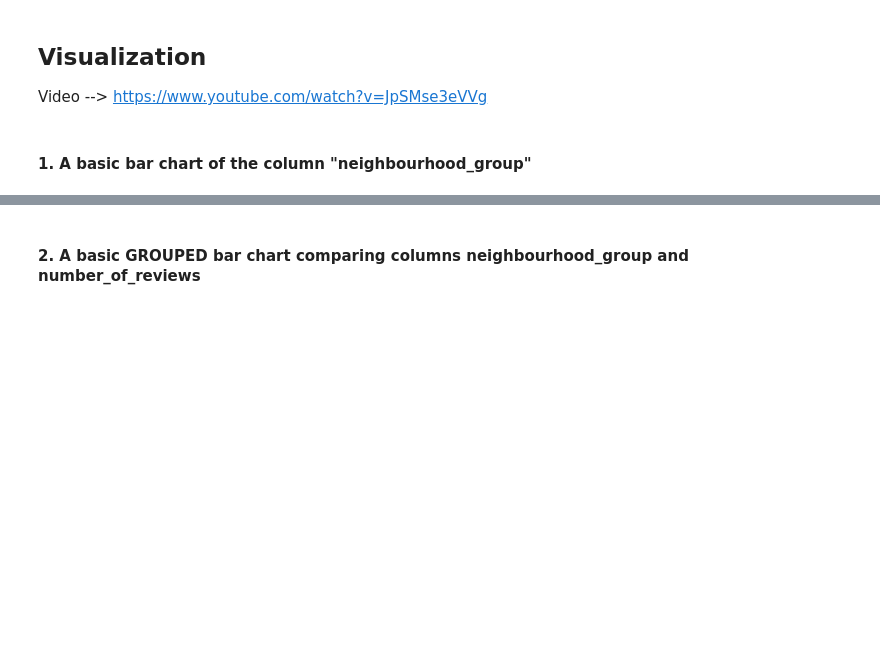
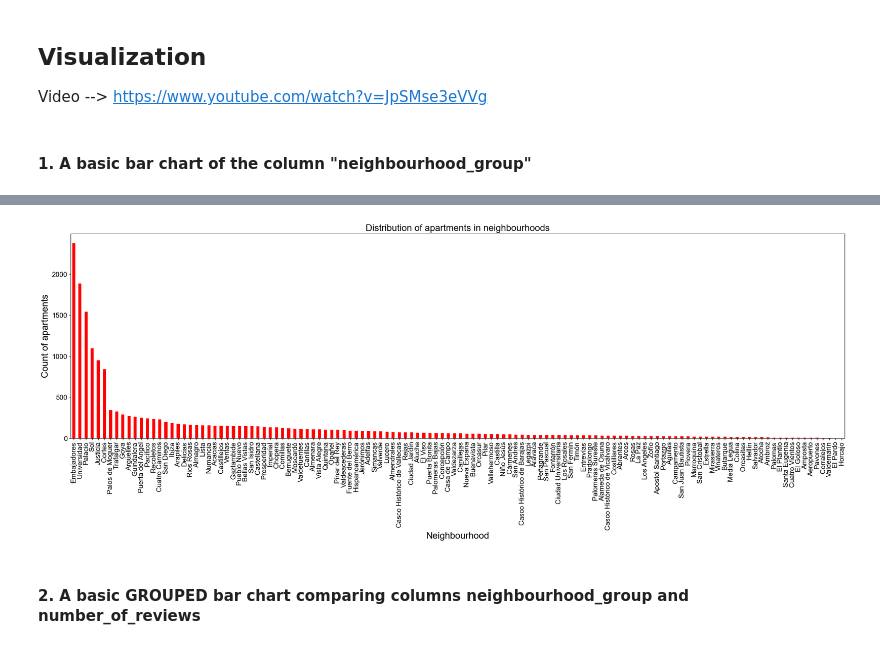
Before and after one commit to Monalaihoi/Training, a Jupyter notebook: airbnb_data2023.ipynb, the cells around one changed output, grey strips where cells are left out. Saved outputs shown, nothing was run; the diff lists cells and outputs as text; code cells hidden in the pictures; blank space fills up the shorter version.

```diff
--- a/airbnb_data2023.ipynb
+++ b/airbnb_data2023.ipynb
@@ -595,3 +627,39 @@ plt.show()
+# %%
+
+# Assuming 'neighbourhood_group' is the column in your DataFrame
+neighborhood_counts = data['neighbourhood'].value_counts()
+
+# Plotting a bar chart
+plt.figure(figsize=(30, 8))
+
+# Plotting a bar chart with adjusted width
+neighborhood_counts.plot(kind='bar', color='red')  # Adjust the width
+
+# Cambiar la fuente de las etiquetas de los ejes X y Y
+plt.xticks(fontname='Arial', fontsize=15)
+plt.yticks(fontname='Arial', fontsize=15)
+
+
+# Adding labels and title
+plt.xlabel('Neighbourhood', fontname='Arial', fontsize=20)
+plt.ylabel('Count of apartments', fontname='Arial', fontsize=20)
+plt.title('Distribution of apartments in neighbourhoods', fontname='Arial', fontsize=20)
+
+# Hacer el fondo del área de trazado transparente
+ax = plt.gca()
+ax.set_facecolor('none')
+
+# También puedes hacerlo para el fondo de la figura completa si lo deseas
+plt.gcf().set_facecolor('none')
+
+# Guardar el gráfico
+# Puedes especificar el formato con la extensión del archivo. Por ejemplo, para PNG:
+plt.savefig('mi_grafico.png', bbox_inches='tight', transparent=True)
+
+# Display the plot
+plt.show()
+# %% [output]
+[figure, added]
 # %% [markdown]
 #### 2. A basic GROUPED bar chart comparing columns neighbourhood_group and number_of_reviews
 # %%
```
Also changed, not shown: parts of 7 cells of this notebook, 2 other files.
